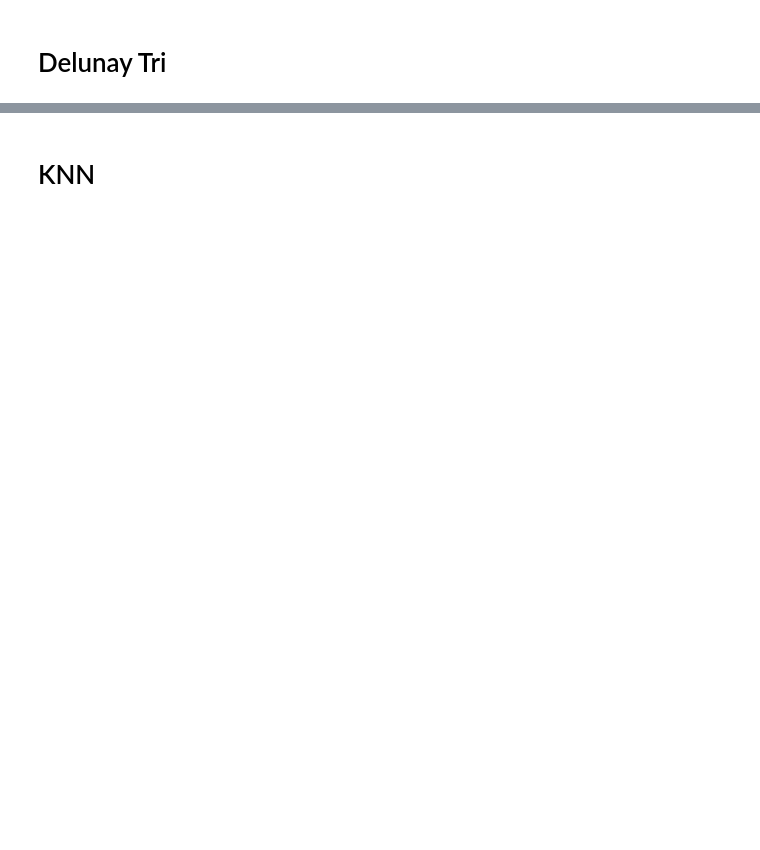
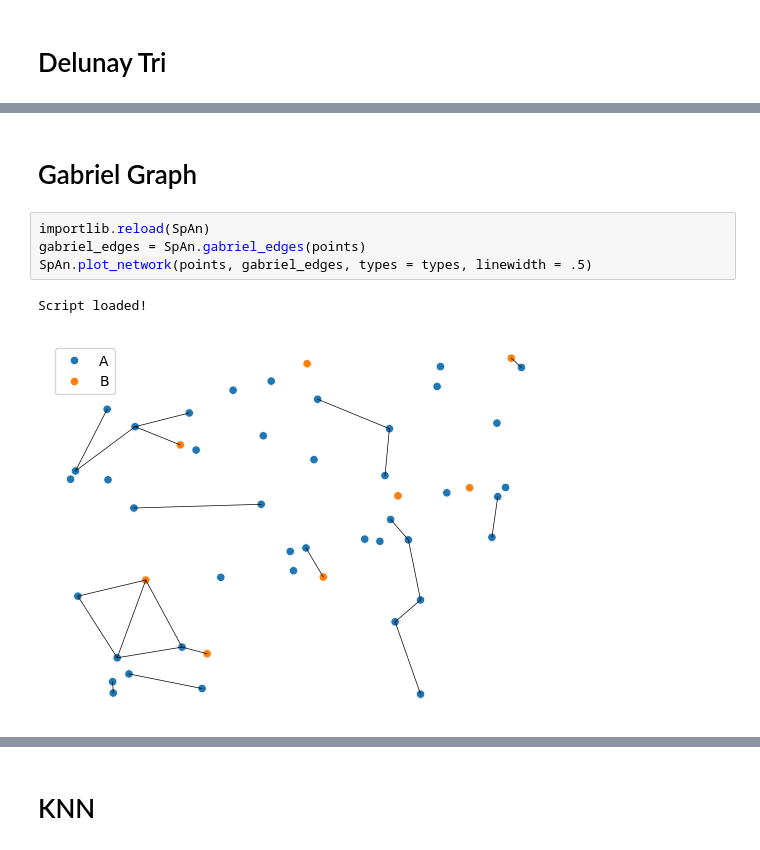
Before and after one commit to mouneem/Spatial-Omics-Networks-Benchmark-, a Jupyter notebook: pipelines/1 - Network Construction.ipynb, the cells around one changed output, grey strips where cells are left out. Saved outputs shown, nothing was run; the diff lists cells and outputs as text; blank space fills up the shorter version.

```diff
--- a/pipelines/1 - Network Construction.ipynb
+++ b/pipelines/1 - Network Construction.ipynb
@@ -51,0 +46,9 @@ Script loaded!
+# %% [markdown]
+# Gabriel Graph
+# %%
+importlib.reload(SpAn)
+gabriel_edges = SpAn.gabriel_edges(points)
+SpAn.plot_network(points, gabriel_edges, types = types, linewidth = .5)
+# %% [output]
+Script loaded!
+[figure, added]
```
Also changed, not shown: parts of 32 cells of this notebook, 3 other files.
